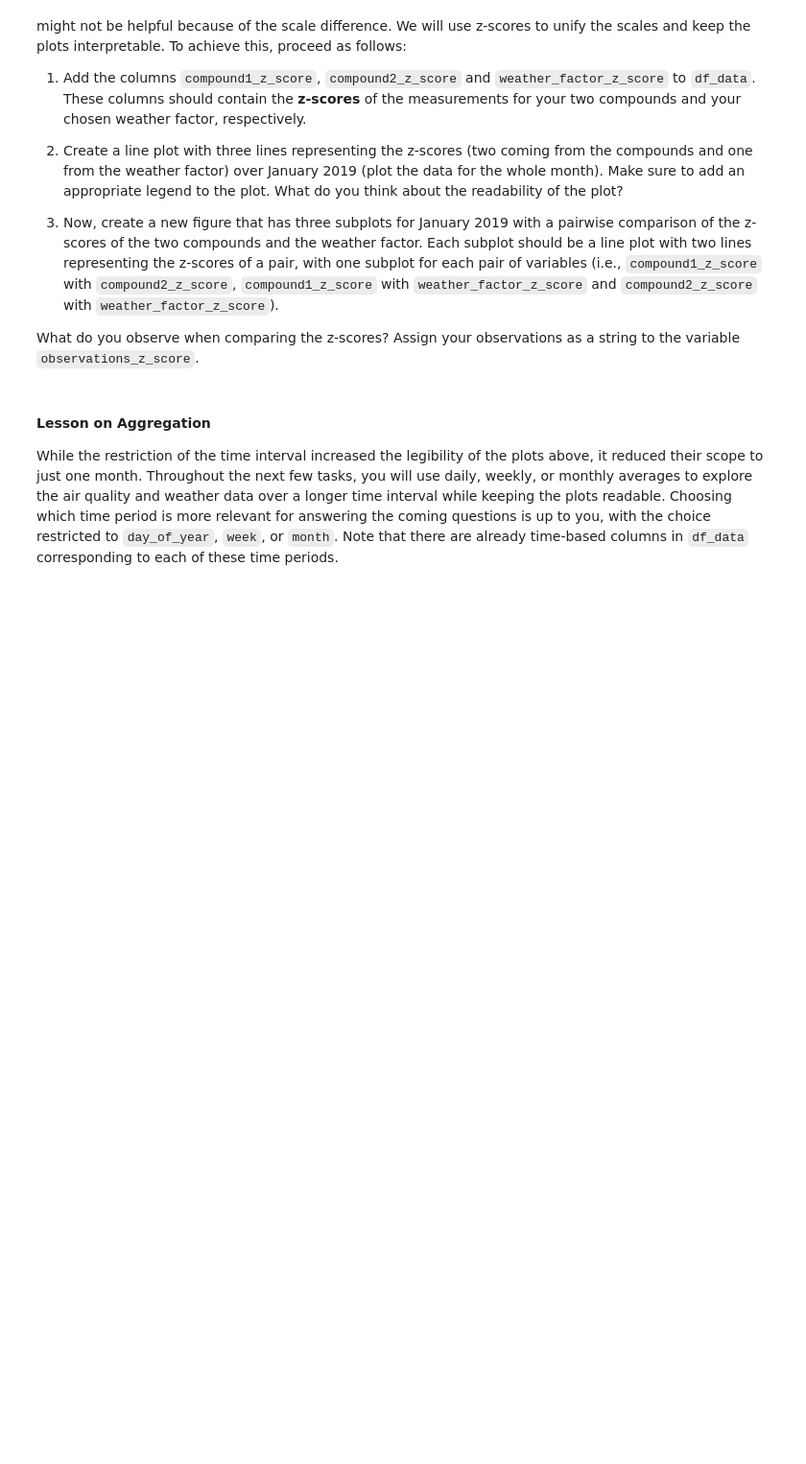
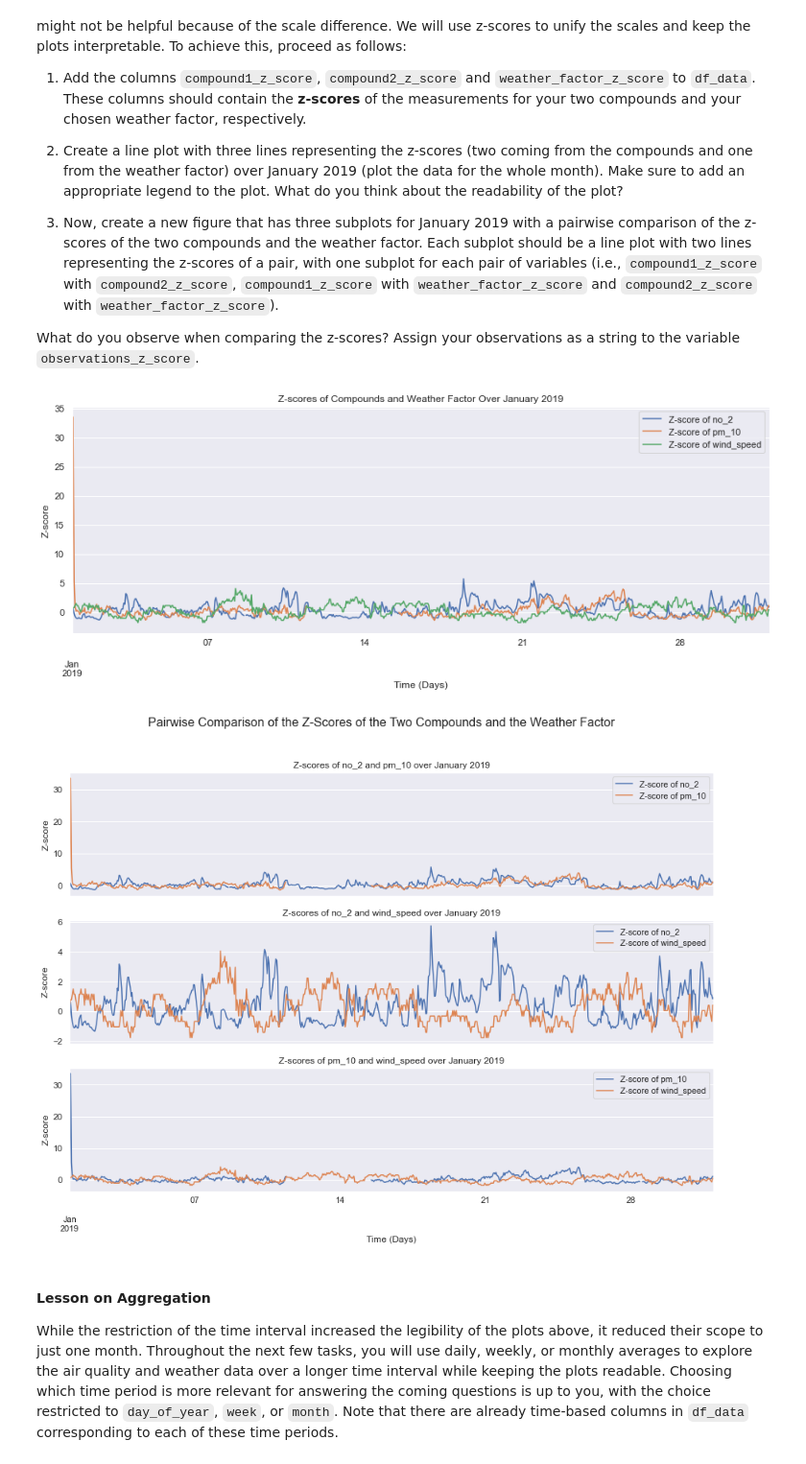
Before and after one commit to danieltyukov/tue-data-analytics, a Jupyter notebook: GA1/GA1-1819283.ipynb, the cells around one changed output. Shown at 96% size. Drawn from its saved outputs; the diff is of its cells as text; code cells hidden in the pictures; blank space fills up the shorter version.

```diff
--- a/GA1/GA1-1819283.ipynb
+++ b/GA1/GA1-1819283.ipynb
@@ -508,3 +639,56 @@ What do you observe when comparing the z-scores? Assign your observations as a s
+# %%
+#// BEGIN_TODO [EDA_z_scores] (5 points)
+
+# z-scores
+df_data['compound1_z_score'] = (df_data[compound1] - df_data[compound1].mean()) / df_data[compound1].std()
+df_data['compound2_z_score'] = (df_data[compound2] - df_data[compound2].mean()) / df_data[compound2].std()
+df_data['weather_factor_z_score'] = (df_data[chosen_weather_factor] - df_data[chosen_weather_factor].mean()) / df_data[chosen_weather_factor].std()
+
+# line plots
+fig, ax = plt.subplots(figsize=(15, 5))
+df_data['compound1_z_score'].loc['2019-01-01':'2019-01-31'].plot(ax=ax, label=f'Z-score of {compound1}')
+df_data['compound2_z_score'].loc['2019-01-01':'2019-01-31'].plot(ax=ax, label=f'Z-score of {compound2}')
+df_data['weather_factor_z_score'].loc['2019-01-01':'2019-01-31'].plot(ax=ax, label=f'Z-score of {chosen_weather_factor}')
+ax.set_xlabel('Time (Days)')
+ax.set_ylabel('Z-score')
+ax.set_title('Z-scores of Compounds and Weather Factor Over January 2019')
+ax.legend()
+plt.show()
+
+# pairwise comparison of the z-scores of the two compounds and the weather factor
+fig, ax = plt.subplots(nrows=3, ncols=1, sharex=True, figsize=(15, 10))
+fig.suptitle('Pairwise Comparison of the Z-Scores of the Two Compounds and the Weather Factor', fontsize=16)
+
+# line plot for compound1_z_score with compound2_z_score
+df_data['compound1_z_score'].loc['2019-01-01':'2019-01-31'].plot(ax=ax[0], label=f'Z-score of {compound1}')
+df_data['compound2_z_score'].loc['2019-01-01':'2019-01-31'].plot(ax=ax[0], label=f'Z-score of {compound2}')
+ax[0].set_xlabel('')
+ax[0].set_ylabel('Z-score')
+ax[0].set_title(f'Z-scores of {compound1} and {compound2} over January 2019')
+ax[0].legend()
+
+# line plot for compound1_z_score with weather_factor_z_score
+df_data['compound1_z_score'].loc['2019-01-01':'2019-01-31'].plot(ax=ax[1], label=f'Z-score of {compound1}')
+df_data['weather_factor_z_score'].loc['2019-01-01':'2019-01-31'].plot(ax=ax[1], label=f'Z-score of {chosen_weather_factor}')
+ax[1].set_xlabel('')
+ax[1].set_ylabel('Z-score')
+ax[1].set_title(f'Z-scores of {compound1} and {chosen_weather_factor} over January 2019')
+ax[1].legend()
+
+# line plot for compound2_z_score with weather_factor_z_score
+df_data['compound2_z_score'].loc['2019-01-01':'2019-01-31'].plot(ax=ax[2], label=f'Z-score of {compound2}')
+df_data['weather_factor_z_score'].loc['2019-01-01':'2019-01-31'].plot(ax=ax[2], label=f'Z-score of {chosen_weather_factor}')
+ax[2].set_xlabel('Time (Days)')
+ax[2].set_ylabel('Z-score')
+ax[2].set_title(f'Z-scores of {compound2} and {chosen_weather_factor} over January 2019')
+ax[2].legend()
+
+plt.show()
+
+observations_z_score = 'There is a observable correlation between the Z scores of PM10 and NO2, especially towards the first quarter of the month where the 2 lines match for some period of time. There is also a correlation between the Z scores of Compounds and wind speed, as we can see regions of lower wind speed and higher concentration of compounds. This is clearly observed with NO2.'
+# %% [output]
+[figure, added]
+[figure, added]
 # %%
 #// END_TODO [EDA_z_scores]
 # %% [markdown]
```
Also changed, not shown: parts of 35 cells of this notebook.
